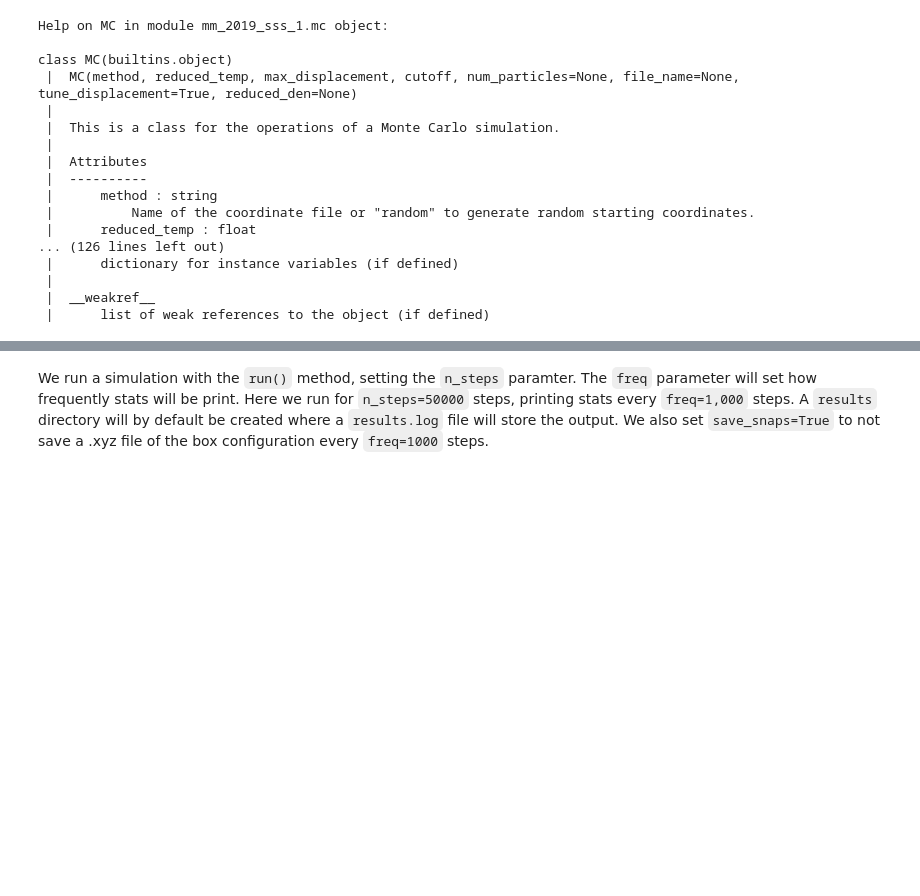
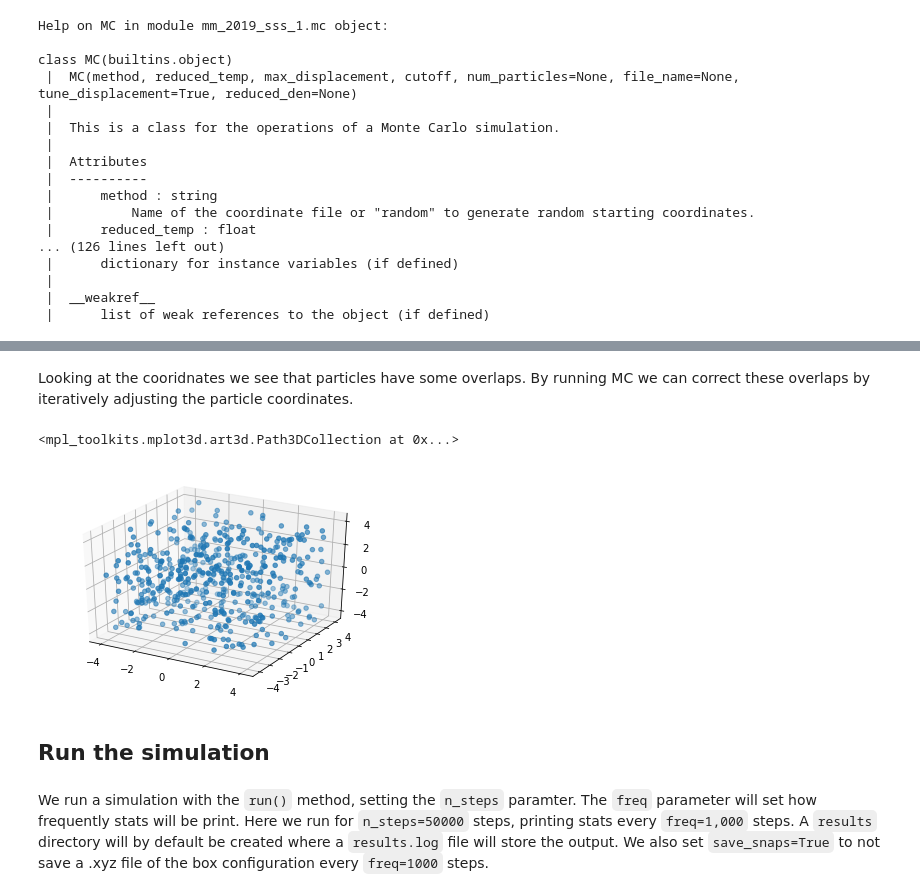
Before and after one commit to MolSSI-Education/mm_2019_sss_1, a Jupyter notebook: examples/random_init.ipynb, the cells around one changed output, grey strips where cells are left out. Cells and saved outputs as stored; diff of their text form; code cells hidden in the pictures; blank space fills up the shorter version.

```diff
--- a/examples/random_init.ipynb
+++ b/examples/random_init.ipynb
@@ -30,0 +39,5 @@ class MC(builtins.object)
+# %%
+Geom = sim.get_snapshot()
+coords = Geom.coordinates
+print(coords.shape)
+coords
@@ -31,3 +53,15 @@ class MC(builtins.object)
+# %% [markdown]
+Looking at the cooridnates we see that particles have some overlaps. By running MC we can correct these overlaps by iteratively adjusting the particle coordinates.
+# %%
+from mpl_toolkits.mplot3d import axes3d
+fig = plt.figure()
+ax = fig.gca(projection='3d')
+ax.scatter(coords[:,0], coords[:,1], coords[:,2])
+# %% [output]
+<mpl_toolkits.mplot3d.art3d.Path3DCollection at 0x...>
+[figure, added]
+# %% [markdown]
+## Run the simulation
 # %% [markdown]
 We run a simulation with the `run()` method, setting the `n_steps` paramter. The `freq` parameter will set how frequently stats will be print. Here we run for `n_steps=50000` steps, printing stats every `freq=1,000` steps. A `results` directory will by default be created where a `results.log` file will store the output. We also set `save_snaps=True` to not save a .xyz file of the box configuration every `freq=1000` steps.
 # %%
```
Also changed, not shown: parts of 21 cells of this notebook, 52 other files.
